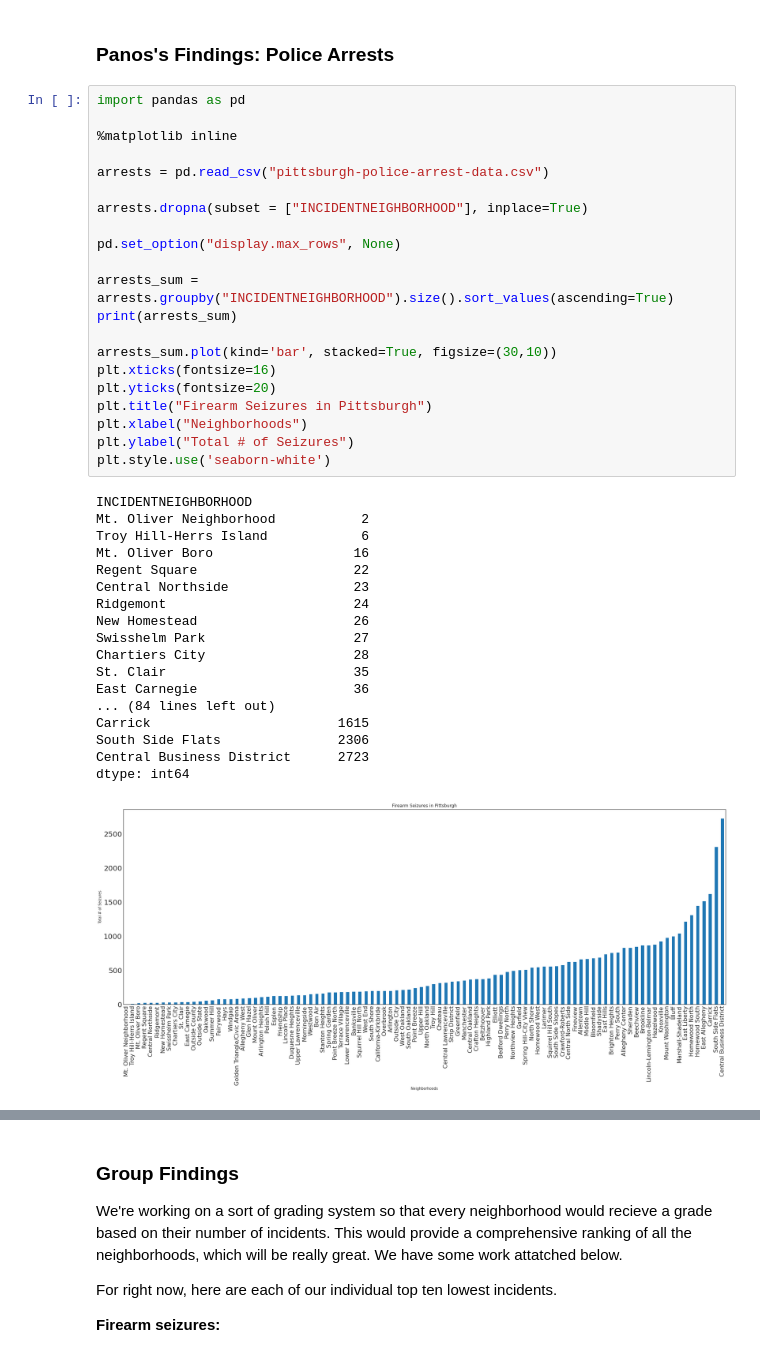
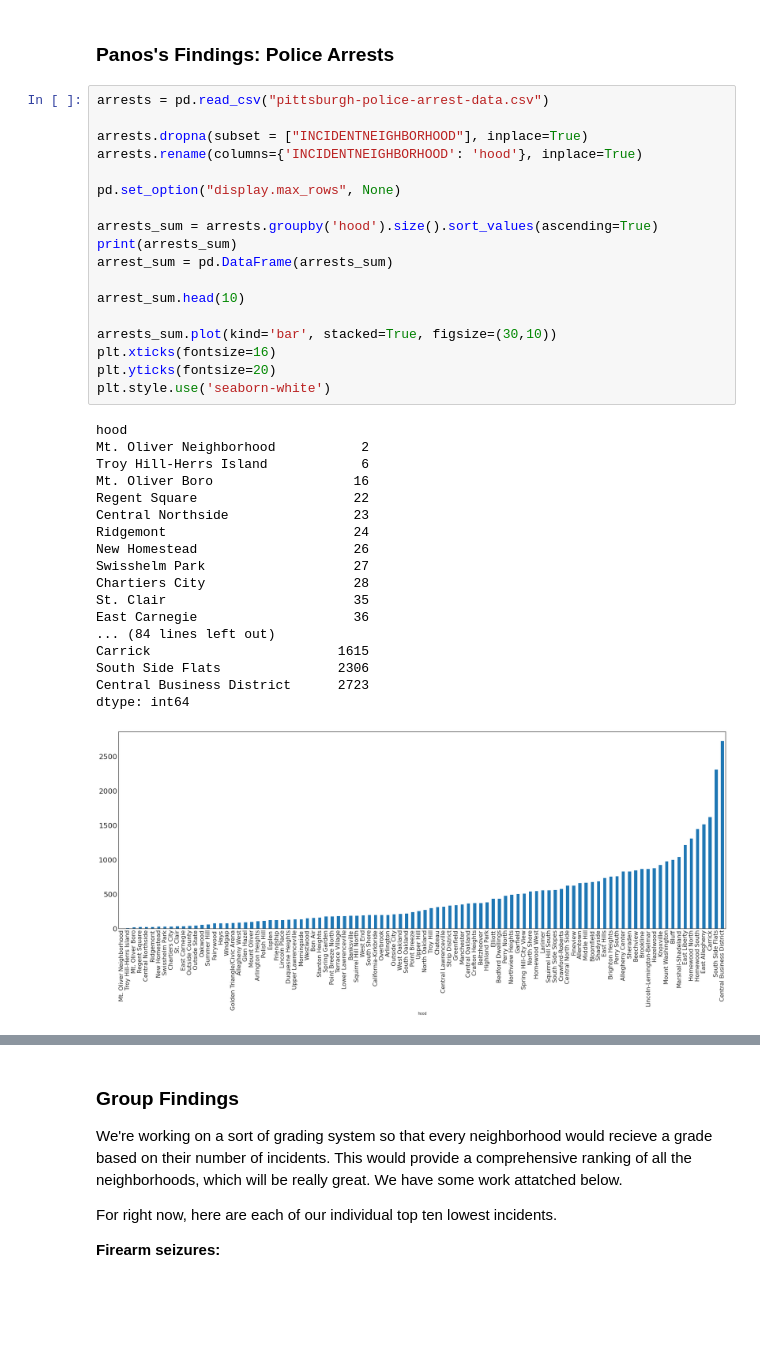
Before and after one commit to alexisgiobbi/bigideas-final, a Jupyter notebook: group-notebook.ipynb, the cells around one changed output, grey strips where cells are left out. Drawn from its saved outputs; the diff is of its cells as text; blank space fills up the shorter version.

Commit message:
group notebook progress

```diff
--- a/group-notebook.ipynb
+++ b/group-notebook.ipynb
@@ -73,42 +73,39 @@ plt.style.use('seaborn-white')
 # %% [markdown]
 ### Panos's Findings: Police Arrests
 # %%
-import pandas as pd
-
-%matplotlib inline
-
 arrests = pd.read_csv("pittsburgh-police-arrest-data.csv")
 
 arrests.dropna(subset = ["INCIDENTNEIGHBORHOOD"], inplace=True)
+arrests.rename(columns={'INCIDENTNEIGHBORHOOD': 'hood'}, inplace=True)
 
 pd.set_option("display.max_rows", None)
 
-arrests_sum = arrests.groupby("INCIDENTNEIGHBORHOOD").size().sort_values(ascending=True)
+arrests_sum = arrests.groupby('hood').size().sort_values(ascending=True)
 print(arrests_sum)
+arrest_sum = pd.DataFrame(arrests_sum)
+
+arrest_sum.head(10)
 
 arrests_sum.plot(kind='bar', stacked=True, figsize=(30,10))
 plt.xticks(fontsize=16)
 plt.yticks(fontsize=20)
-plt.title("Firearm Seizures in Pittsburgh")
-plt.xlabel("Neighborhoods")
-plt.ylabel("Total # of Seizures")
 plt.style.use('seaborn-white')
 # %% [output]
-INCIDENTNEIGHBORHOOD
+hood
 Mt. Oliver Neighborhood           2
 Troy Hill-Herrs Island            6
 Mt. Oliver Boro                  16
 Regent Square                    22
 Central Northside                23
 Ridgemont                        24
 New Homestead                    26
 Swisshelm Park                   27
 Chartiers City                   28
 St. Clair                        35
 East Carnegie                    36
 ... (84 lines left out)
 Carrick                        1615
 South Side Flats               2306
 Central Business District      2723
 dtype: int64
-[figure, old version]
+[figure, new version]
```
Also changed, not shown: parts of 5 cells of this notebook, 1 other file.
